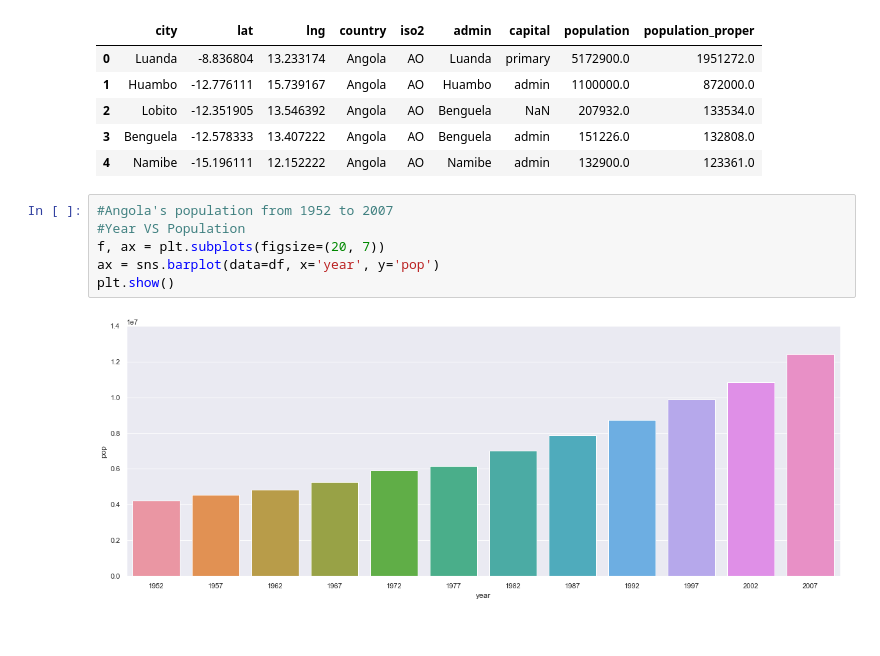
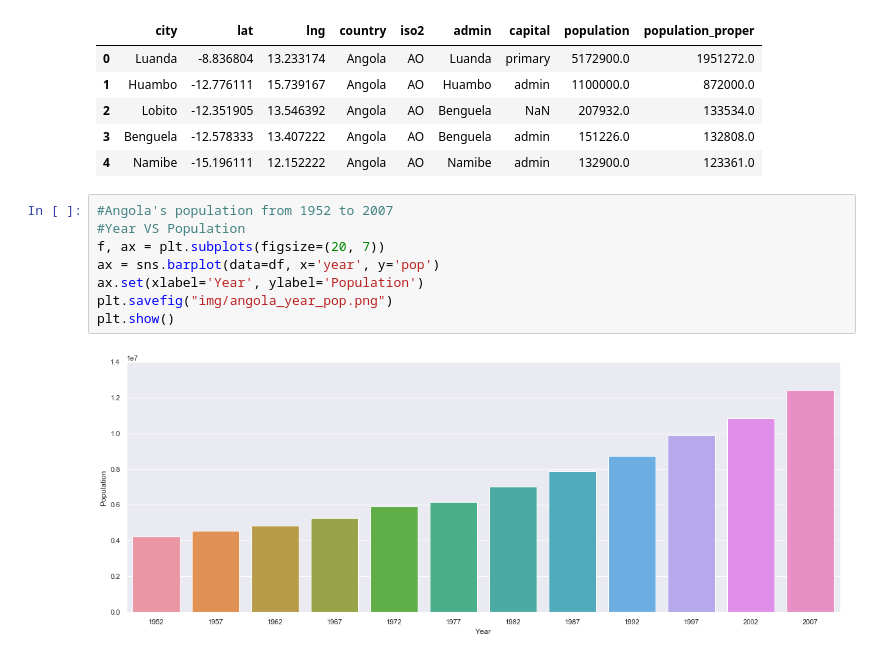
Before and after one commit to doriel/angolan-cities-analysis, a Jupyter notebook: angola_data.ipynb, the cells around one changed output. Saved outputs shown, nothing was run; the diff lists cells and outputs as text.

```diff
--- a/angola_data.ipynb
+++ b/angola_data.ipynb
@@ -29,11 +29,13 @@ df1.head()
 # %%
 #Angola's population from 1952 to 2007
 #Year VS Population
 f, ax = plt.subplots(figsize=(20, 7))
 ax = sns.barplot(data=df, x='year', y='pop')
+ax.set(xlabel='Year', ylabel='Population')
+plt.savefig("img/angola_year_pop.png")
 plt.show()
 # %% [output]
-[figure, old version]
+[figure, new version]
 # %%
 #Population By Province
 # Vertical
```
Also changed, not shown: parts of 5 cells of this notebook, 6 other files.
